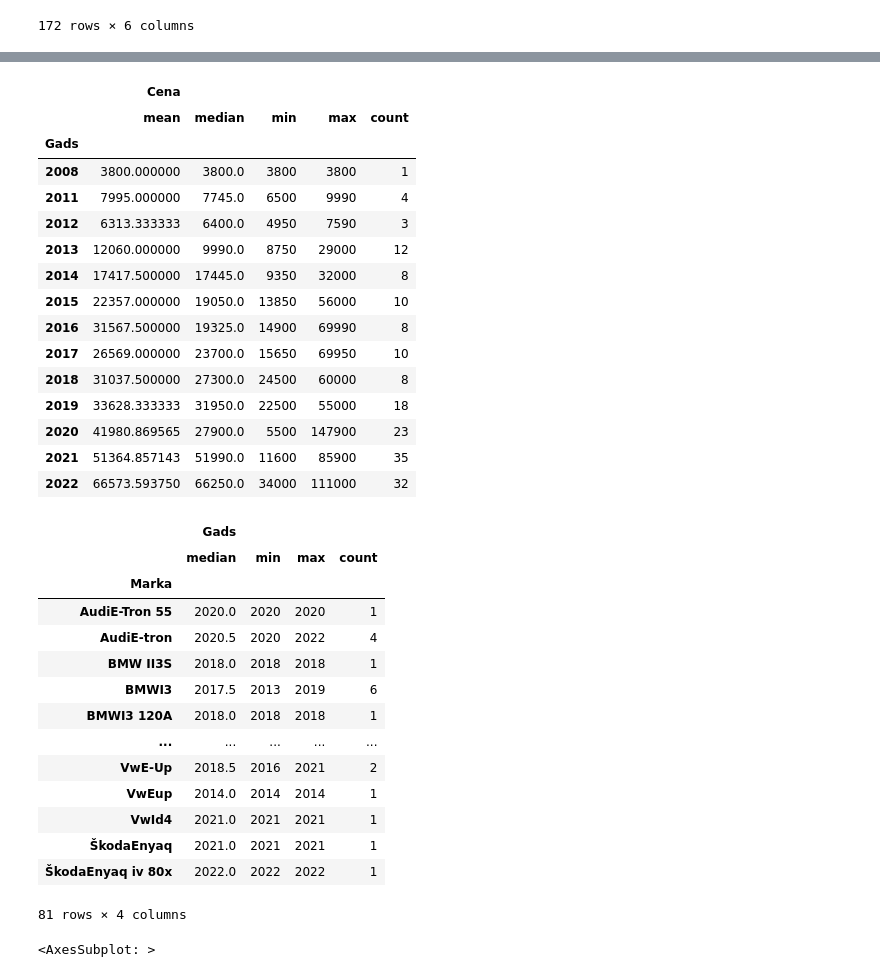
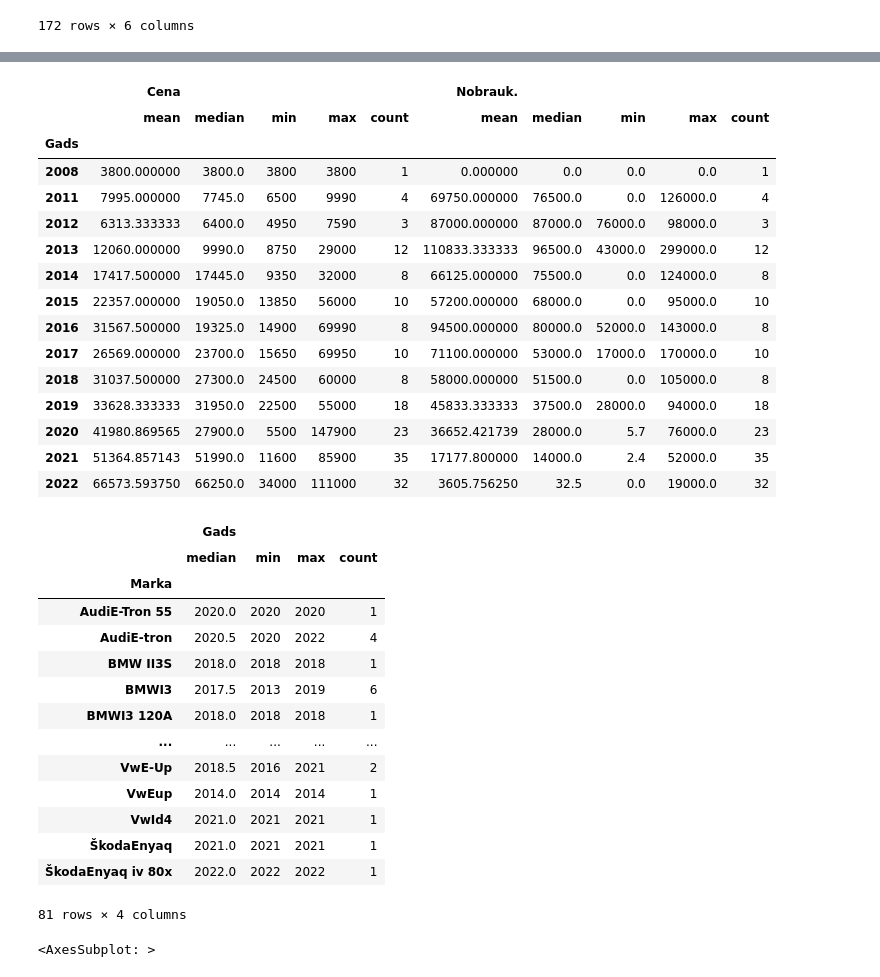
Before and after one commit to evijakk/0609, a Jupyter notebook: 24_10_homework_cars_ss.ipynb, the cells around one changed output, grey strips where cells are left out. Saved outputs shown, nothing was run; the diff lists cells and outputs as text; code cells hidden in the pictures.

```diff
--- a/24_10_homework_cars_ss.ipynb
+++ b/24_10_homework_cars_ss.ipynb
@@ -239,44 +242,43 @@ df2
+# %%
+#df3 = df.groupby('Gads').agg({'Cena':['mean','median','min','max','count']})
+df3 = df.groupby('Gads').agg({'Cena':['mean','median','min','max','count'],'Nobrauk.':['mean','median','min','max','count']})
+df3
+# %% [output]
+|  | Cena |  |  |  |  | Nobrauk. |  |  |  |  |
+|  | mean | median | min | max | count | mean | median | min | max | count |
+| Gads |  |  |  |  |  |  |  |  |  |  |
+| 2008 | 3800.000000 | 3800.0 | 3800 | 3800 | 1 | 0.000000 | 0.0 | 0.0 | 0.0 | 1 |
+| 2011 | 7995.000000 | 7745.0 | 6500 | 9990 | 4 | 69750.000000 | 76500.0 | 0.0 | 126000.0 | 4 |
+| 2012 | 6313.333333 | 6400.0 | 4950 | 7590 | 3 | 87000.000000 | 87000.0 | 76000.0 | 98000.0 | 3 |
+| 2013 | 12060.000000 | 9990.0 | 8750 | 29000 | 12 | 110833.333333 | 96500.0 | 43000.0 | 299000.0 | 12 |
+| 2014 | 17417.500000 | 17445.0 | 9350 | 32000 | 8 | 66125.000000 | 75500.0 | 0.0 | 124000.0 | 8 |
+| 2015 | 22357.000000 | 19050.0 | 13850 | 56000 | 10 | 57200.000000 | 68000.0 | 0.0 | 95000.0 | 10 |
+| 2016 | 31567.500000 | 19325.0 | 14900 | 69990 | 8 | 94500.000000 | 80000.0 | 52000.0 | 143000.0 | 8 |
+| 2017 | 26569.000000 | 23700.0 | 15650 | 69950 | 10 | 71100.000000 | 53000.0 | 17000.0 | 170000.0 | 10 |
+| 2018 | 31037.500000 | 27300.0 | 24500 | 60000 | 8 | 58000.000000 | 51500.0 | 0.0 | 105000.0 | 8 |
+| 2019 | 33628.333333 | 31950.0 | 22500 | 55000 | 18 | 45833.333333 | 37500.0 | 28000.0 | 94000.0 | 18 |
+| 2020 | 41980.869565 | 27900.0 | 5500 | 147900 | 23 | 36652.421739 | 28000.0 | 5.7 | 76000.0 | 23 |
+| 2021 | 51364.857143 | 51990.0 | 11600 | 85900 | 35 | 17177.800000 | 14000.0 | 2.4 | 52000.0 | 35 |
+| 2022 | 66573.593750 | 66250.0 | 34000 | 111000 | 32 | 3605.756250 | 32.5 | 0.0 | 19000.0 | 32 |
 # %%
-df3 = df.groupby('Gads').agg({'Cena':['mean','median','min','max','count']})
-df3
+df4 = df.groupby('Marka').agg({'Gads':['median','min','max','count']})
+df4
 # %% [output]
-|  | Cena |  |  |  |  |
-|  | mean | median | min | max | count |
-| Gads |  |  |  |  |  |
-| 2008 | 3800.000000 | 3800.0 | 3800 | 3800 | 1 |
-| 2011 | 7995.000000 | 7745.0 | 6500 | 9990 | 4 |
-| 2012 | 6313.333333 | 6400.0 | 4950 | 7590 | 3 |
-| 2013 | 12060.000000 | 9990.0 | 8750 | 29000 | 12 |
-| 2014 | 17417.500000 | 17445.0 | 9350 | 32000 | 8 |
-| 2015 | 22357.000000 | 19050.0 | 13850 | 56000 | 10 |
-| 2016 | 31567.500000 | 19325.0 | 14900 | 69990 | 8 |
-| 2017 | 26569.000000 | 23700.0 | 15650 | 69950 | 10 |
-| 2018 | 31037.500000 | 27300.0 | 24500 | 60000 | 8 |
-| 2019 | 33628.333333 | 31950.0 | 22500 | 55000 | 18 |
-| 2020 | 41980.869565 | 27900.0 | 5500 | 147900 | 23 |
-| 2021 | 51364.857143 | 51990.0 | 11600 | 85900 | 35 |
-| 2022 | 66573.593750 | 66250.0 | 34000 | 111000 | 32 |
+|  | Gads |  |  |  |
+|  | median | min | max | count |
+| Marka |  |  |  |  |
+| AudiE-Tron 55 | 2020.0 | 2020 | 2020 | 1 |
+| AudiE-tron | 2020.5 | 2020 | 2022 | 4 |
+| BMW II3S | 2018.0 | 2018 | 2018 | 1 |
+| BMWI3 | 2017.5 | 2013 | 2019 | 6 |
+| BMWI3 120A | 2018.0 | 2018 | 2018 | 1 |
+| ... | ... | ... | ... | ... |
+| VwE-Up | 2018.5 | 2016 | 2021 | 2 |
+| VwEup | 2014.0 | 2014 | 2014 | 1 |
+| VwId4 | 2021.0 | 2021 | 2021 | 1 |
+| ŠkodaEnyaq | 2021.0 | 2021 | 2021 | 1 |
+| ŠkodaEnyaq iv 80x | 2022.0 | 2022 | 2022 | 1 |
+81 rows × 4 columns
-# %%
-
-df4 = df.groupby('Marka').agg({'Gads':['median','min','max','count']})
-
-df4
-# %% [output]
-|  | Gads |  |  |  |
-|  | median | min | max | count |
-| Marka |  |  |  |  |
-| AudiE-Tron 55 | 2020.0 | 2020 | 2020 | 1 |
-| AudiE-tron | 2020.5 | 2020 | 2022 | 4 |
-| BMW II3S | 2018.0 | 2018 | 2018 | 1 |
-| BMWI3 | 2017.5 | 2013 | 2019 | 6 |
-| BMWI3 120A | 2018.0 | 2018 | 2018 | 1 |
-| ... | ... | ... | ... | ... |
-| VwE-Up | 2018.5 | 2016 | 2021 | 2 |
-| VwEup | 2014.0 | 2014 | 2014 | 1 |
-| VwId4 | 2021.0 | 2021 | 2021 | 1 |
-| ŠkodaEnyaq | 2021.0 | 2021 | 2021 | 1 |
-| ŠkodaEnyaq iv 80x | 2022.0 | 2022 | 2022 | 1 |
-81 rows × 4 columns
 # %%
 df.Cena.hist()
 
```
Also changed, not shown: parts of 3 cells of this notebook.
